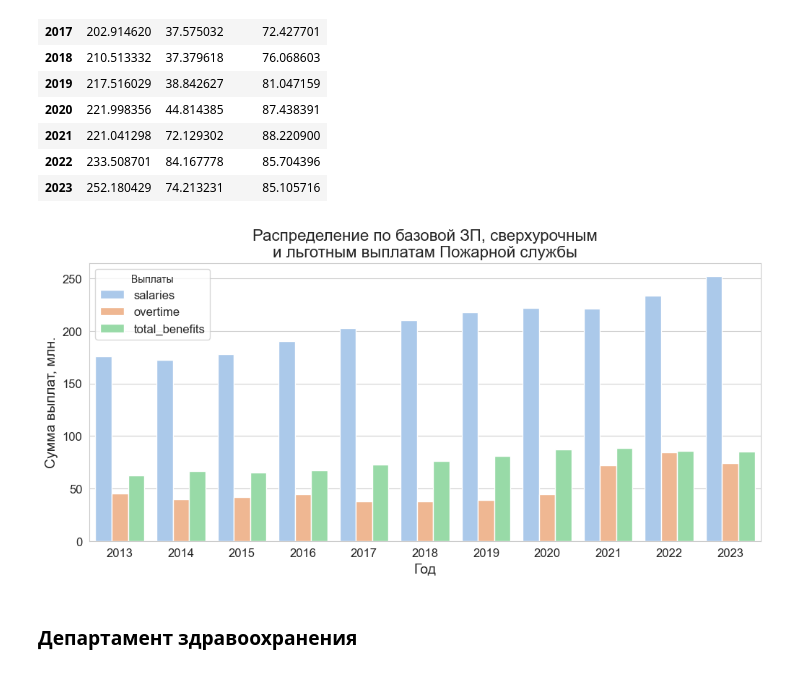
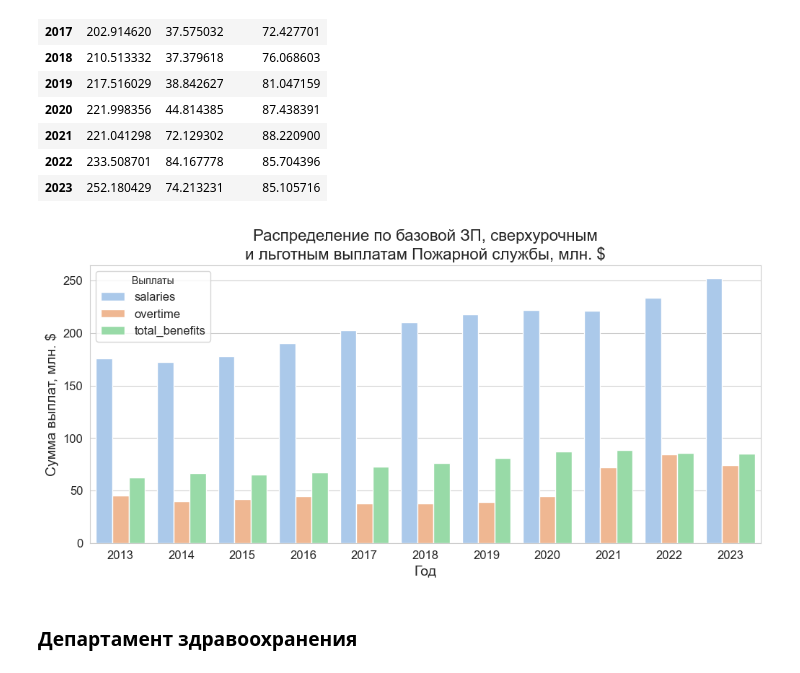
Before and after one commit to temasty/Project, a Jupyter notebook: Untitled3.ipynb, the cells around one changed output. Drawn from its saved outputs; the diff is of its cells as text; code cells hidden in the pictures.

```diff
--- a/Untitled3.ipynb
+++ b/Untitled3.ipynb
@@ -177,20 +178,20 @@ fire_values_by_year
 # %%
 cols = ['salaries', 'overtime', 'total_benefits']
 fire_values_by_year = df.loc[salaries['department_code']=='FIR'].groupby('year')[cols].sum()/1000000
 fire_values_melted = fire_values_by_year.reset_index().melt(id_vars='year', var_name='Metric', value_name='SumValue')
 sns.set_style("whitegrid")
 plt.figure(figsize=(12, 5))
 sns.barplot(x='year', y='SumValue', hue='Metric', data=fire_values_melted, palette='pastel', legend='full')
-plt.title('Распределение по базовой ЗП, сверхурочным\nи льготным выплатам Пожарной службы', fontsize=16)
+plt.title('Распределение по базовой ЗП, сверхурочным\nи льготным выплатам Пожарной службы, млн. $', fontsize=16)
 plt.xlabel('Год', fontsize=14)
-plt.ylabel('Сумма выплат, млн.', fontsize=14)
+plt.ylabel('Сумма выплат, млн. $', fontsize=14)
 plt.legend(title='Выплаты', fontsize=12)
 plt.xticks(fontsize=12)
 plt.yticks(fontsize=12)
 plt.savefig('fire_sal_OT_TB.jpg')
 plt.show()
 # %% [output]
-[figure, old version]
+[figure, new version]
 # %% [markdown]
 ### Департамент здравоохранения
 # %%
```
Also changed, not shown: parts of 12 cells of this notebook.
